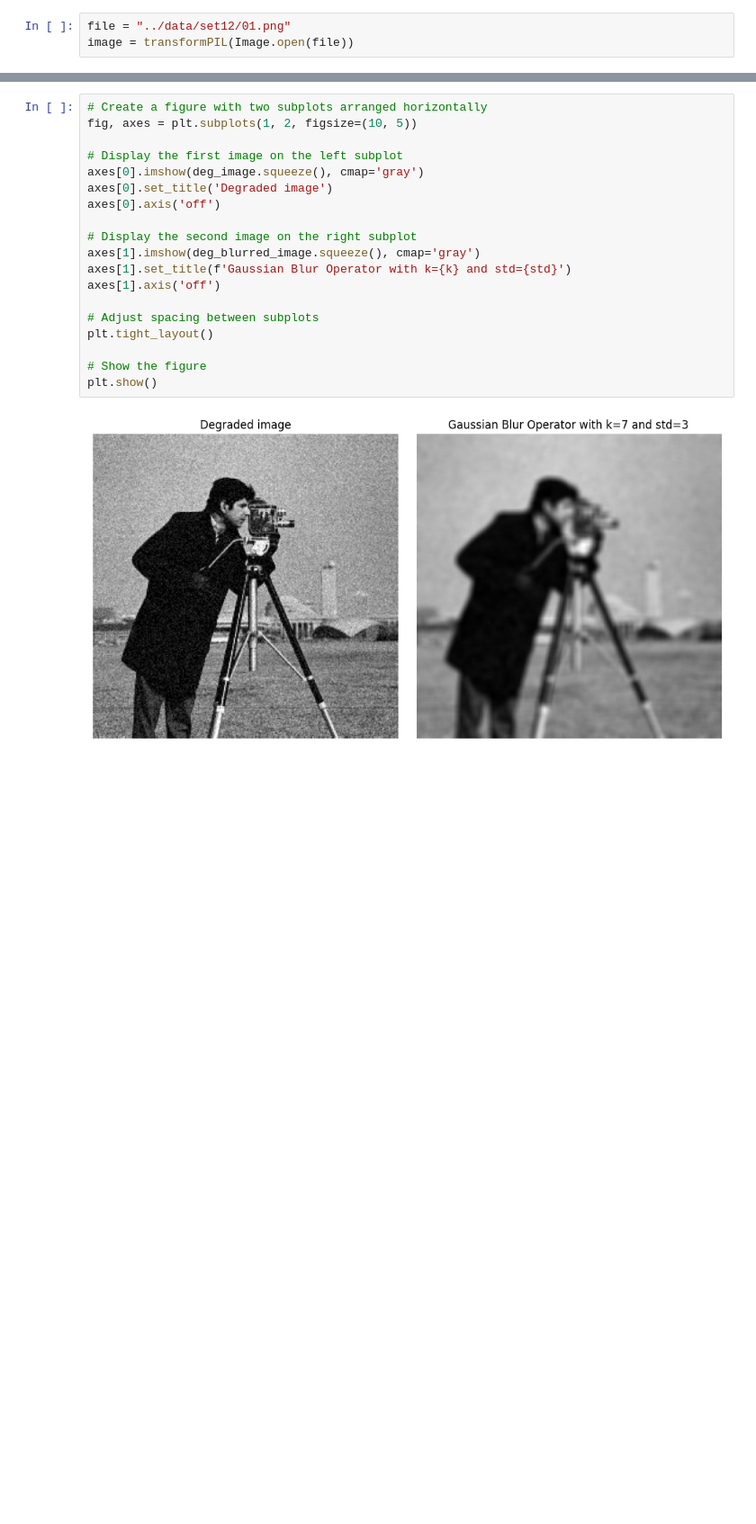
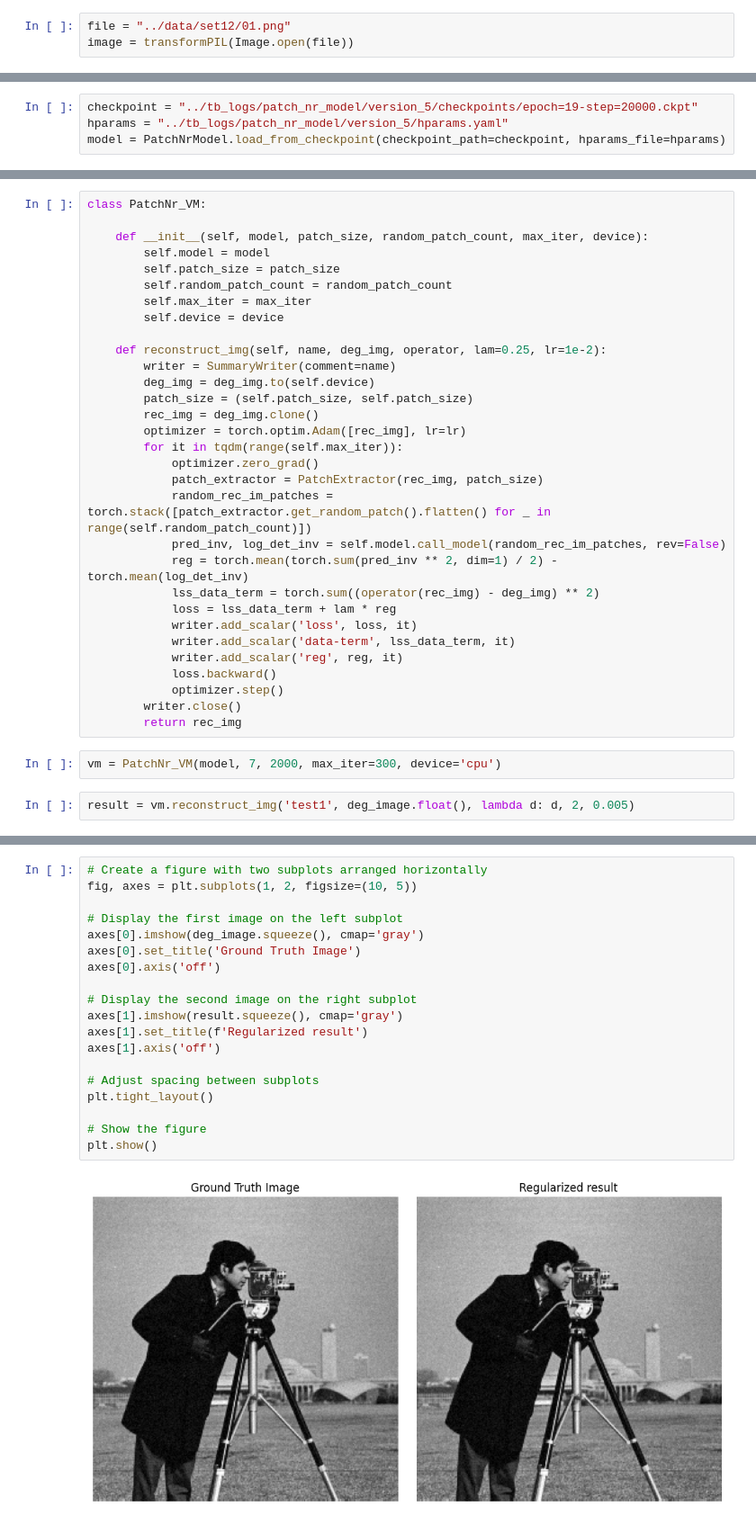
Before and after one commit to PaulBuechler-git/nf-for-inv-problems, a Jupyter notebook: notebooks/patch_nr_reconstruction.ipynb, the cells around one changed output, grey strips where cells are left out. Shown at 90% size. Drawn from its saved outputs; the diff is of its cells as text; blank space fills up the shorter version.

```diff
--- a/notebooks/patch_nr_reconstruction.ipynb
+++ b/notebooks/patch_nr_reconstruction.ipynb
@@ -49,0 +74,4 @@ deg_blurred_image = blur(padding(deg_image).float())
+# %%
+checkpoint = "../tb_logs/patch_nr_model/version_5/checkpoints/epoch=19-step=20000.ckpt"
+hparams = "../tb_logs/patch_nr_model/version_5/hparams.yaml"
+model = PatchNrModel.load_from_checkpoint(checkpoint_path=checkpoint, hparams_file=hparams)
@@ -49,0 +94,35 @@ deg_blurred_image = blur(padding(deg_image).float())
+# %%
+class PatchNr_VM:
+
+    def __init__(self, model, patch_size, random_patch_count, max_iter, device):
+        self.model = model
+        self.patch_size = patch_size
+        self.random_patch_count = random_patch_count
+        self.max_iter = max_iter
+        self.device = device
+
+    def reconstruct_img(self, name, deg_img, operator, lam=0.25, lr=1e-2):
+        writer = SummaryWriter(comment=name)
+        deg_img = deg_img.to(self.device)
+        patch_size = (self.patch_size, self.patch_size)
+        rec_img = deg_img.clone()
+        optimizer = torch.optim.Adam([rec_img], lr=lr)
+        for it in tqdm(range(self.max_iter)):
+            optimizer.zero_grad()
+            patch_extractor = PatchExtractor(rec_img, patch_size)
+            random_rec_im_patches = torch.stack([patch_extractor.get_random_patch().flatten() for _ in range(self.random_patch_count)])
+            pred_inv, log_det_inv = self.model.call_model(random_rec_im_patches, rev=False)
+            reg = torch.mean(torch.sum(pred_inv ** 2, dim=1) / 2) - torch.mean(log_det_inv)
+            lss_data_term = torch.sum((operator(rec_img) - deg_img) ** 2)
+            loss = lss_data_term + lam * reg
+            writer.add_scalar('loss', loss, it)
+            writer.add_scalar('data-term', lss_data_term, it)
+            writer.add_scalar('reg', reg, it)
+            loss.backward()
+            optimizer.step()
+        writer.close()
+        return rec_img
+# %%
+vm = PatchNr_VM(model, 7, 2000, max_iter=300, device='cpu')
+# %%
+result = vm.reconstruct_img('test1', deg_image.float(), lambda d: d, 2, 0.005)
@@ -50,21 +144,21 @@ deg_blurred_image = blur(padding(deg_image).float())
 # %%
 # Create a figure with two subplots arranged horizontally
 fig, axes = plt.subplots(1, 2, figsize=(10, 5))
 
 # Display the first image on the left subplot
 axes[0].imshow(deg_image.squeeze(), cmap='gray')
-axes[0].set_title('Degraded image')
+axes[0].set_title('Ground Truth Image')
 axes[0].axis('off')
 
 # Display the second image on the right subplot
-axes[1].imshow(deg_blurred_image.squeeze(), cmap='gray')
-axes[1].set_title(f'Gaussian Blur Operator with k={k} and std={std}')
+axes[1].imshow(result.squeeze(), cmap='gray')
+axes[1].set_title(f'Regularized result')
 axes[1].axis('off')
 
 # Adjust spacing between subplots
 plt.tight_layout()
 
 # Show the figure
 plt.show()
 # %% [output]
-[figure, old version]
+[figure, new version]
```
Also changed, not shown: parts of 13 cells of this notebook, 25 other files.
